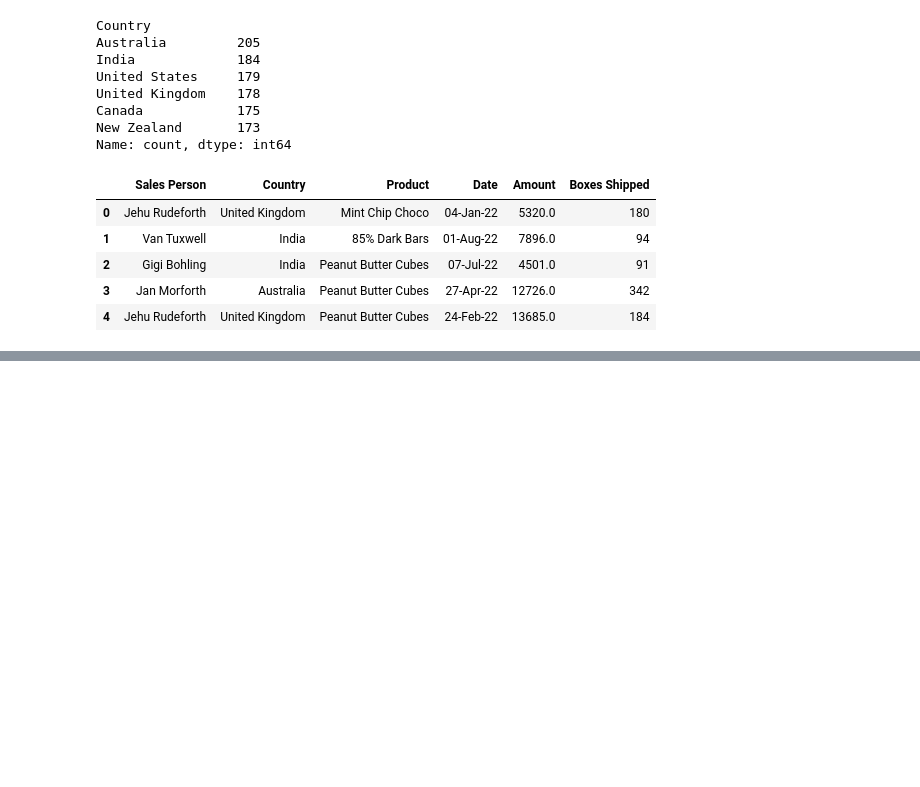
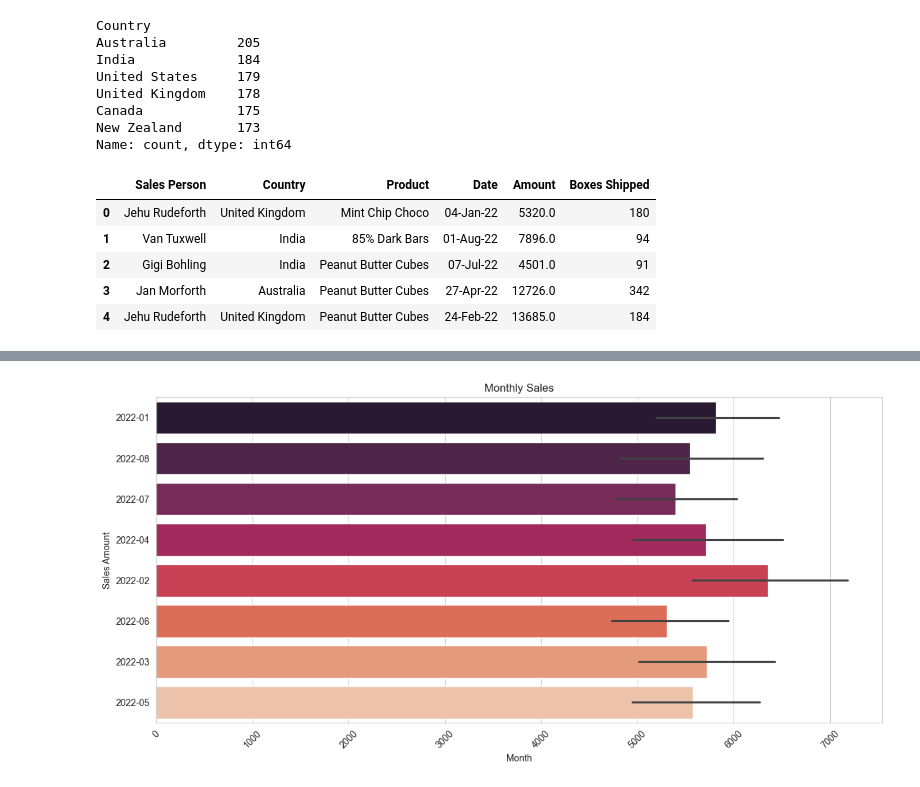
Before and after one commit to FiLuc97/special-goggles, a Jupyter notebook: notebooks/chocolate_sales.ipynb, the cells around one changed output, grey strips where cells are left out. Cells and saved outputs as stored; diff of their text form; code cells hidden in the pictures; blank space fills up the shorter version.

```diff
--- a/notebooks/chocolate_sales.ipynb
+++ b/notebooks/chocolate_sales.ipynb
@@ -127,0 +285,5 @@ Name: Amount, dtype: float64
+# %%
+df['YearMonth'] = df['Date'].dt.to_period('M')
+
+monthly_sales = df.groupby('YearMonth')['Boxes Shipped'].sum().reset_index()
+print(monthly_sales)
@@ -127,0 +329,11 @@ Name: Amount, dtype: float64
+# %%
+plt.figure(figsize=(12, 6))
+sns.barplot(x='Amount', y='YearMonth', data=df, palette='rocket', hue='YearMonth', legend=False)
+plt.title('Monthly Sales')
+plt.xlabel('Month')
+plt.ylabel('Sales Amount')
+plt.xticks(rotation=45)
+plt.tight_layout()
+plt.show()
+# %% [output]
+[figure, added]
```
Also changed, not shown: parts of 20 cells of this notebook, 1 other file.
